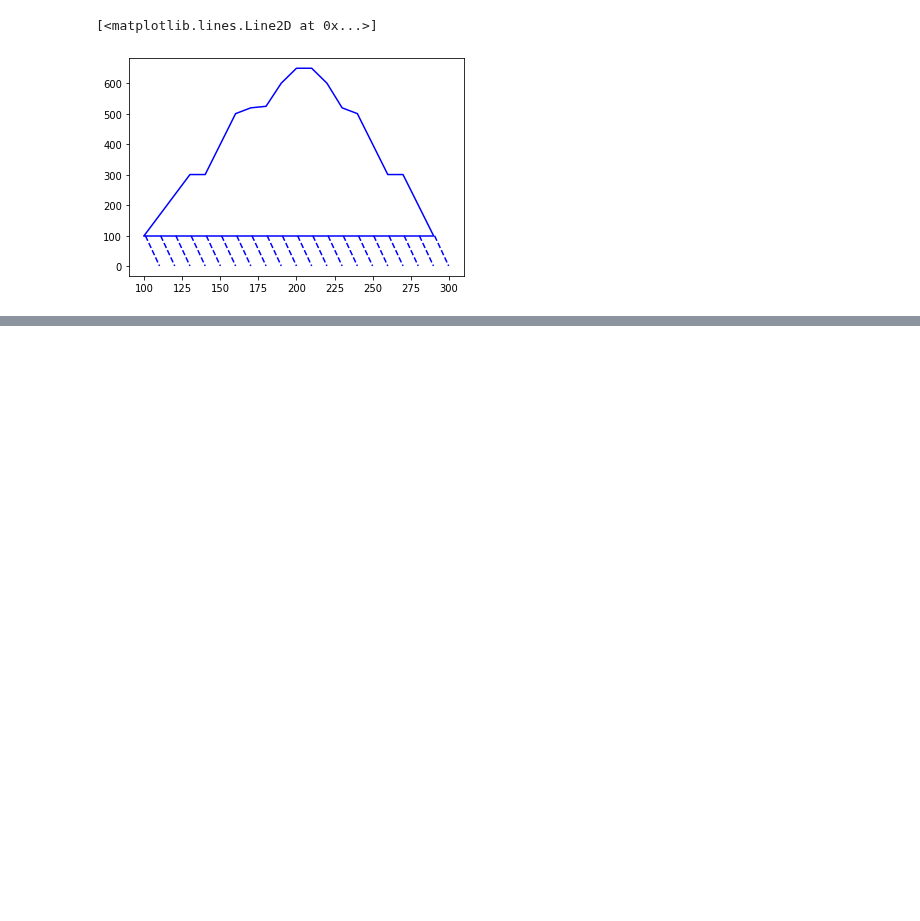
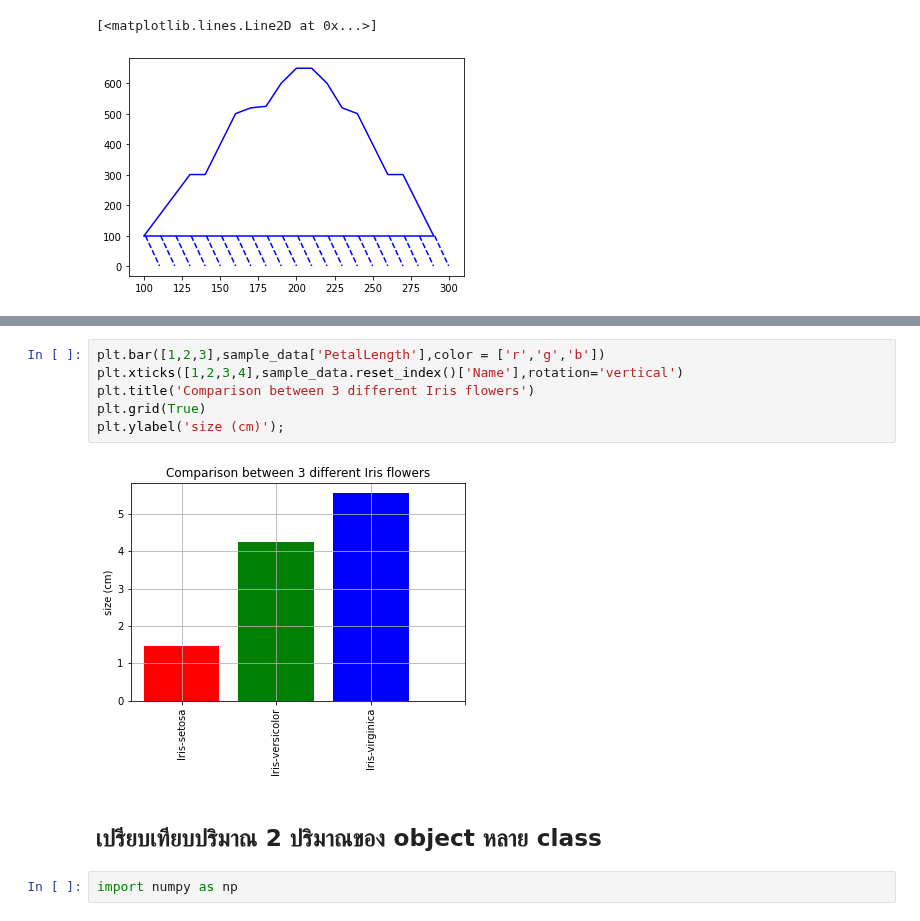
Before and after one commit to kittimaxz/data_viz_2022, a Jupyter notebook: DataViz04_Data_Comparison.ipynb, the cells around one changed output, grey strips where cells are left out. Saved outputs shown, nothing was run; the diff lists cells and outputs as text; blank space fills up the shorter version.

```diff
--- a/DataViz04_Data_Comparison.ipynb
+++ b/DataViz04_Data_Comparison.ipynb
@@ -181,0 +215,12 @@ plt.plot([290.75,300],[100,1],'b--')
+# %%
+plt.bar([1,2,3],sample_data['PetalLength'],color = ['r','g','b'])
+plt.xticks([1,2,3,4],sample_data.reset_index()['Name'],rotation='vertical')
+plt.title('Comparison between 3 different Iris flowers')
+plt.grid(True)
+plt.ylabel('size (cm)');
+# %% [output]
+[figure, added]
+# %% [markdown]
+## เปรียบเทียบปริมาณ 2 ปริมาณของ object หลาย class
+# %%
+import numpy as np
```
Also changed, not shown: parts of 17 cells of this notebook.
